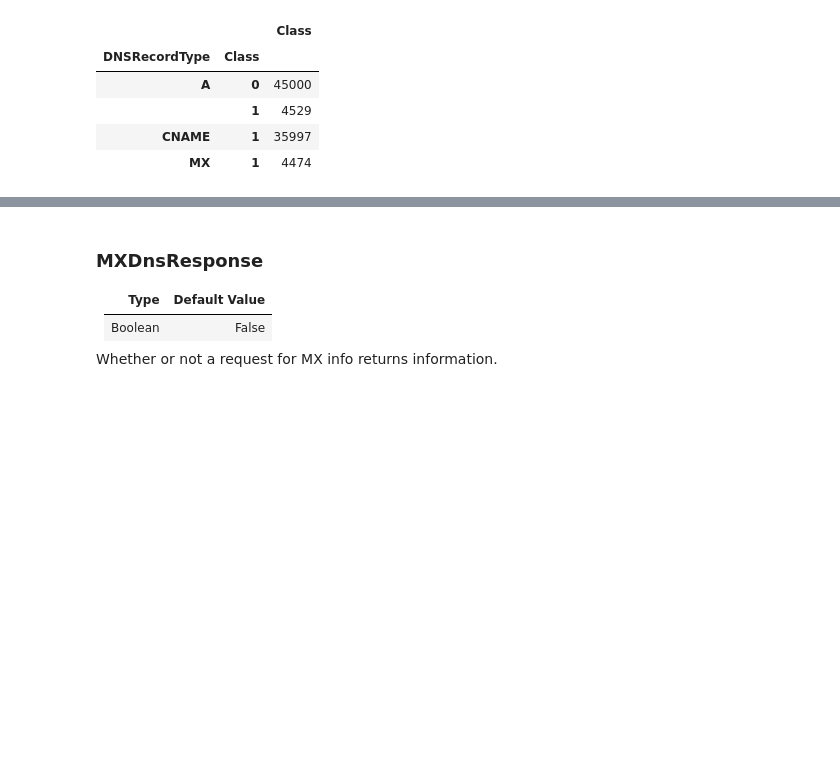
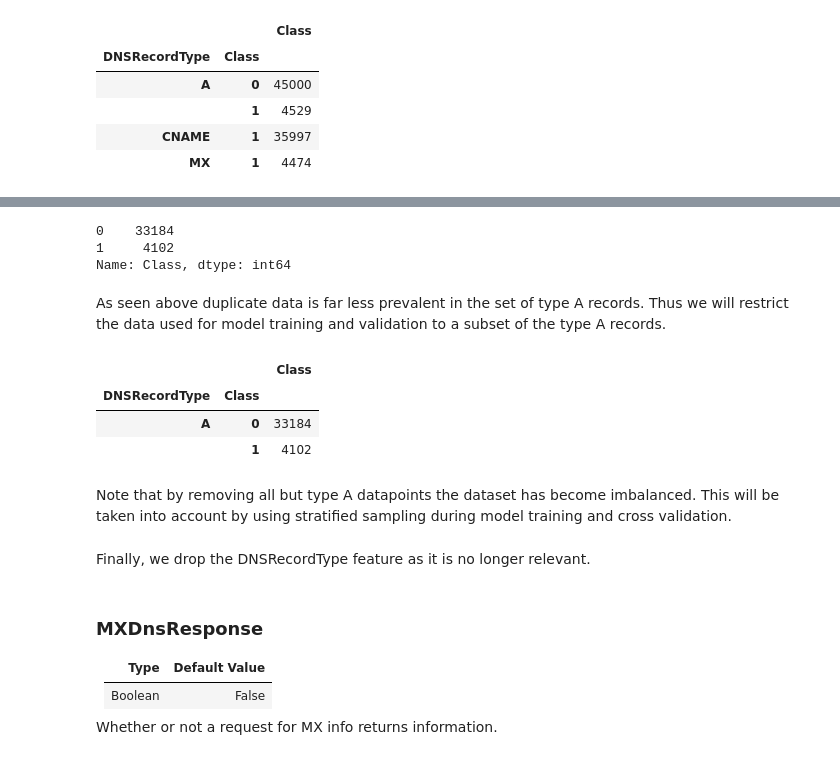
Before and after one commit to lukem1/malicious-domain-classification, a Jupyter notebook: preprocessing.ipynb, the cells around one changed output, grey strips where cells are left out. Drawn from its saved outputs; the diff is of its cells as text; code cells hidden in the pictures; blank space fills up the shorter version.

Commit message:
Remove CNAME and MX records

```diff
--- a/preprocessing.ipynb
+++ b/preprocessing.ipynb
@@ -90,3 +99,29 @@ The dataset does not have a good mix of records -> classes. Both CNAME and MX ha
+# %%
+data[data.DNSRecordType == "A"].drop_duplicates()["Class"].value_counts()
+# %% [output]
+0    33184
+1     4102
+Name: Class, dtype: int64
+# %% [markdown]
+As seen above duplicate data is far less prevalent in the set of type A records. Thus we will restrict the data used for model training and validation to a subset of the type A records.
+# %%
+# Drop all datapoints that are not type A
+data = data[data.DNSRecordType == "A"]
+
+# Drop duplicate rows
+data = data.drop_duplicates()
+# %%
+# Get class breakdown of domains based on this feature
+data.groupby(["DNSRecordType", "Class"]).agg({"Class": "count"})
+# %% [output]
+|  |  | Class |
+| DNSRecordType | Class |  |
+| A | 0 | 33184 |
+|  | 1 | 4102 |
+# %% [markdown]
+Note that by removing all but type A datapoints the dataset has become imbalanced. This will be taken into account by using stratified sampling during model training and cross validation.
+# %% [markdown]
+Finally, we drop the DNSRecordType feature as it is no longer relevant.
 # %%
 data = data.drop(columns=["DNSRecordType"])
 # %% [markdown]
```
Also changed, not shown: parts of 4 cells of this notebook.
